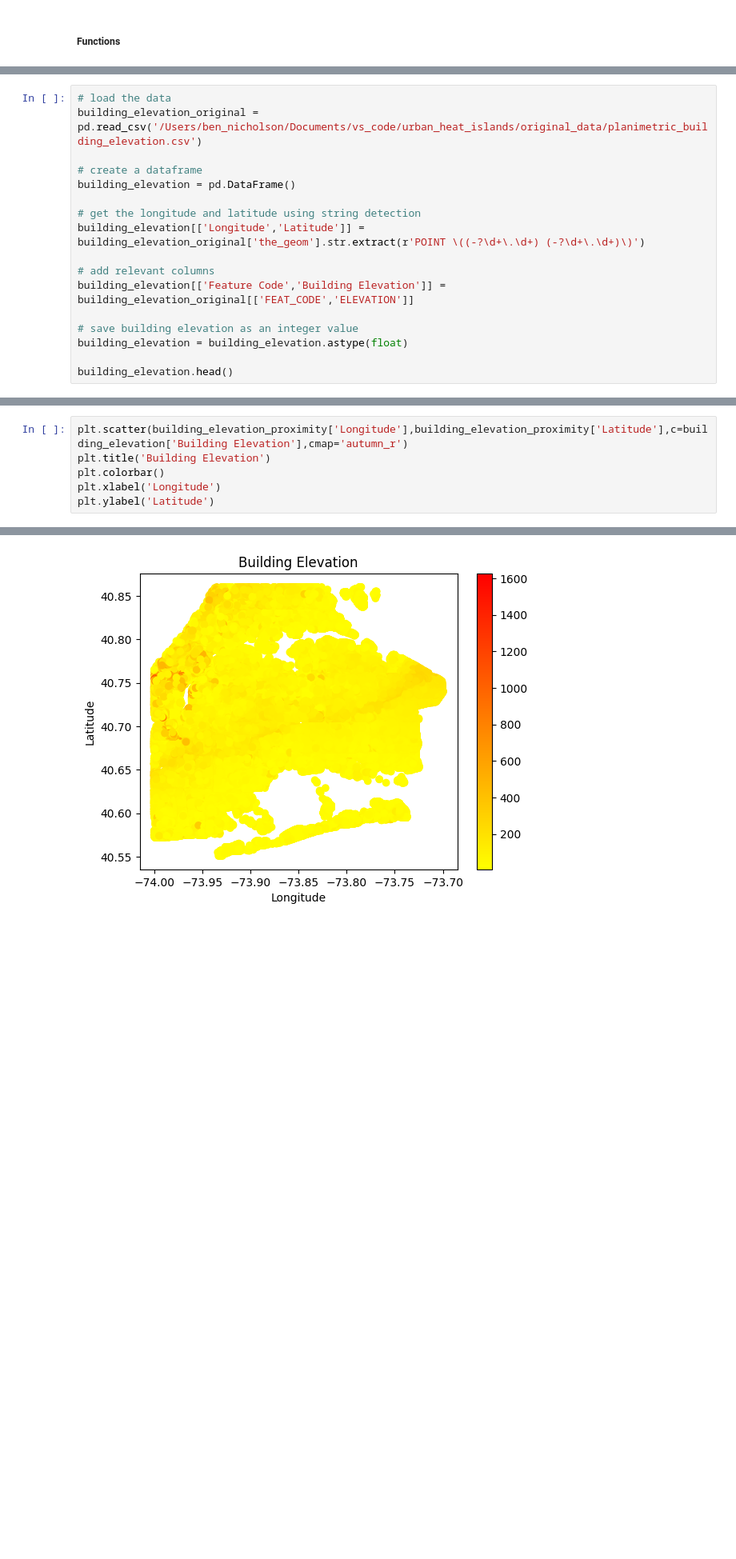
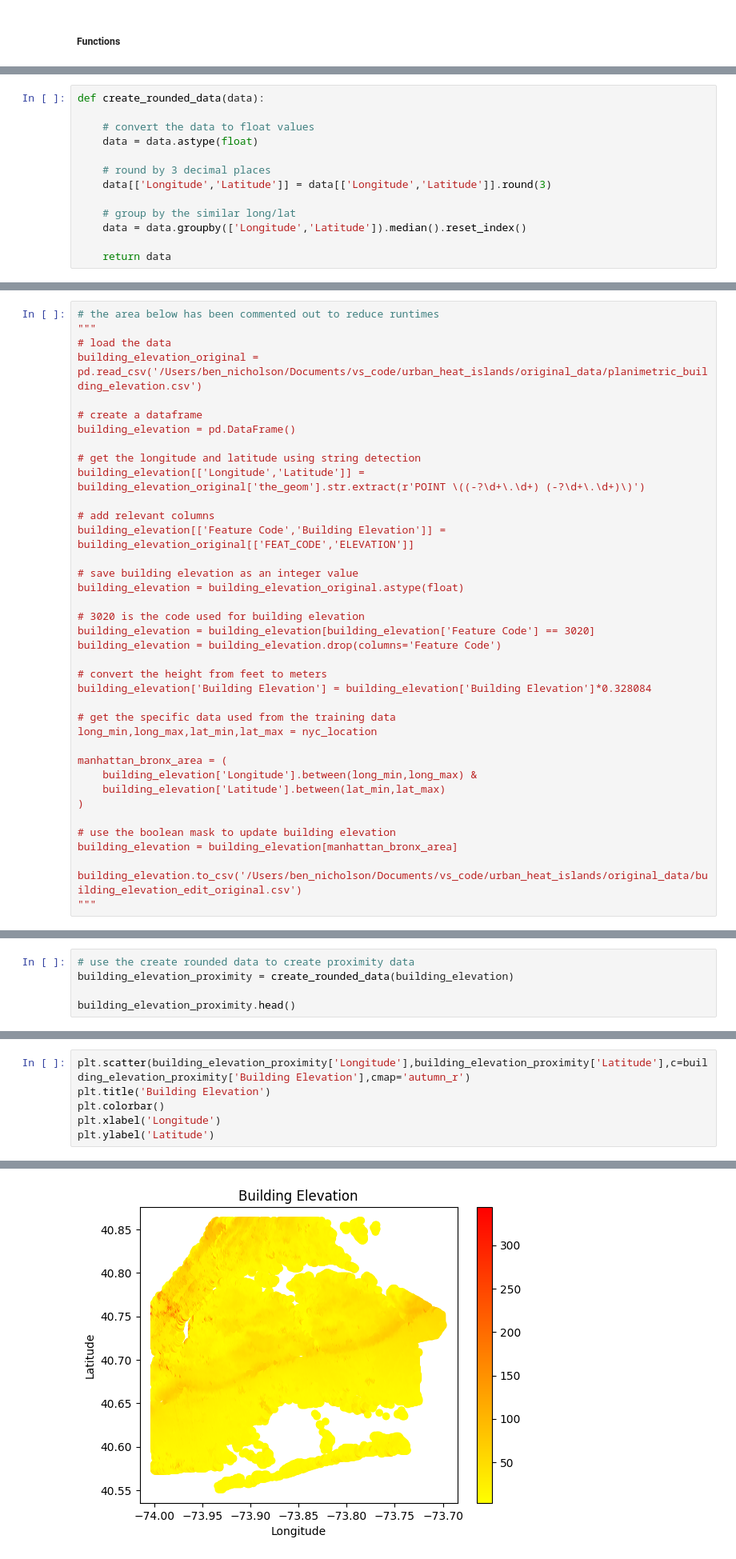
Before and after one commit to bennicholson2/Urban-Heat-Island-Prediction, a Jupyter notebook: code/nyc_notebook.ipynb, the cells around one changed output, grey strips where cells are left out. Shown at 80% size. Cells and saved outputs as stored; diff of their text form; blank space fills up the shorter version.

```diff
--- a/code/nyc_notebook.ipynb
+++ b/code/nyc_notebook.ipynb
@@ -398,0 +425,13 @@ def add_nearest_data(uhi_data: pd.DataFrame, data_to_map: pd.DataFrame) -> pd.Da
+# %%
+def create_rounded_data(data):
+
+    # convert the data to float values
+    data = data.astype(float)
+
+    # round by 3 decimal places
+    data[['Longitude','Latitude']] = data[['Longitude','Latitude']].round(3)
+
+    # group by the similar long/lat
+    data = data.groupby(['Longitude','Latitude']).median().reset_index()
+
+    return data
@@ -402,4 +446,6 @@ Throughout this project we are going to compare granular and proximity data this
 # %%
+# the area below has been commented out to reduce runtimes
+"""
 # load the data
 building_elevation_original = pd.read_csv('/Users/ben_nicholson/Documents/vs_code/urban_heat_islands/original_data/planimetric_building_elevation.csv')
 
@@ -413,7 +459,26 @@ building_elevation[['Longitude','Latitude']] = building_elevation_original['the_
 building_elevation[['Feature Code','Building Elevation']] = building_elevation_original[['FEAT_CODE','ELEVATION']]
 
 # save building elevation as an integer value
-building_elevation = building_elevation.astype(float)
+building_elevation = building_elevation_original.astype(float)
 
-building_elevation.head()
+# 3020 is the code used for building elevation
+building_elevation = building_elevation[building_elevation['Feature Code'] == 3020]
+building_elevation = building_elevation.drop(columns='Feature Code')
+
+# convert the height from feet to meters
+building_elevation['Building Elevation'] = building_elevation['Building Elevation']*0.328084
+
+# get the specific data used from the training data
+long_min,long_max,lat_min,lat_max = nyc_location
+
+manhattan_bronx_area = (
+    building_elevation['Longitude'].between(long_min,long_max) &
+    building_elevation['Latitude'].between(lat_min,lat_max)
+)
+
+# use the boolean mask to update building elevation
+building_elevation = building_elevation[manhattan_bronx_area]
+
+building_elevation.to_csv('/Users/ben_nicholson/Documents/vs_code/urban_heat_islands/original_data/building_elevation_edit_original.csv')
+"""
 # %% [output]
@@ -483,0 +514,5 @@ building_elevation_proximity.groupby(['Longitude','Latitude']).median().reset_in
+# %%
+# use the create rounded data to create proximity data
+building_elevation_proximity = create_rounded_data(building_elevation)
+
+building_elevation_proximity.head()
@@ -484,12 +532,12 @@ building_elevation_proximity.groupby(['Longitude','Latitude']).median().reset_in
 # %%
-plt.scatter(building_elevation_proximity['Longitude'],building_elevation_proximity['Latitude'],c=building_elevation['Building Elevation'],cmap='autumn_r')
+plt.scatter(building_elevation_proximity['Longitude'],building_elevation_proximity['Latitude'],c=building_elevation_proximity['Building Elevation'],cmap='autumn_r')
 plt.title('Building Elevation')
 plt.colorbar()
 plt.xlabel('Longitude')
 plt.ylabel('Latitude')
 # %% [output]
 Text(0, 0.5, 'Latitude')
-[figure, old version]
+[figure, new version]
 # %%
 # save the building elevation proximity to be used in training process
 building_elevation_proximity.to_csv('/Users/ben_nicholson/Documents/vs_code/urban_heat_islands/created_data/nyc_data/building_elevation_proximity.csv')
```
Also changed, not shown: parts of 110 cells of this notebook, 10 other files.
